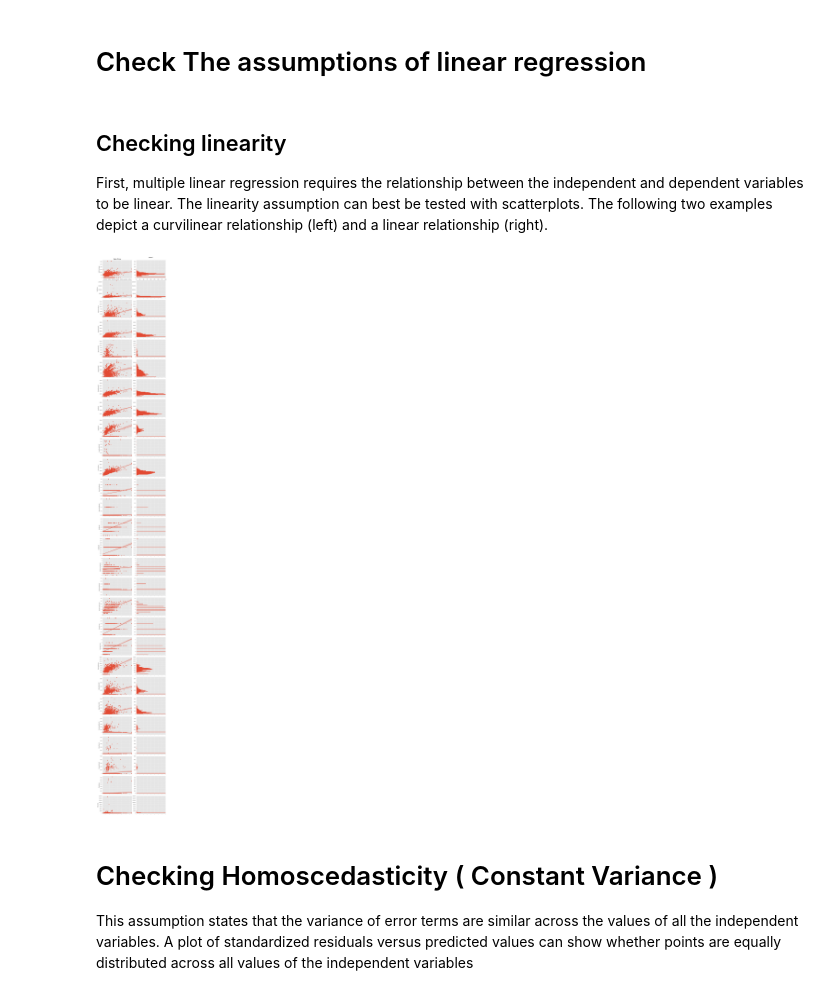
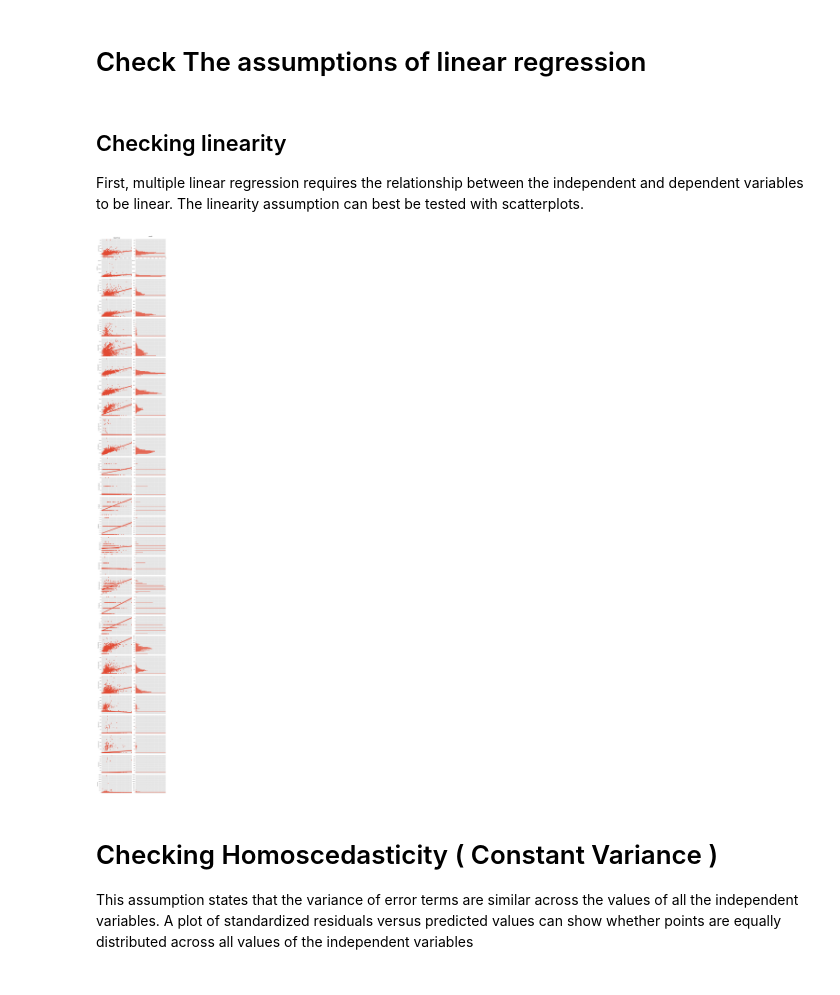
Before and after one commit to kennybagzz/Iowa-House-Prices-Prediction, a Jupyter notebook: house-prices-advanced-regression-techniques/EDA.ipynb, the cells around one changed output. Drawn from its saved outputs; the diff is of its cells as text; code cells hidden in the pictures.

```diff
--- a/house-prices-advanced-regression-techniques/EDA.ipynb
+++ b/house-prices-advanced-regression-techniques/EDA.ipynb
@@ -92,46 +92,46 @@ continuous_X
 # %% [markdown]
 ## Checking linearity
 
-First, multiple linear regression requires the relationship between the independent and dependent variables to be linear.  The linearity assumption can best be tested with scatterplots. The following two examples depict a curvilinear relationship (left) and a linear relationship (right).
+First, multiple linear regression requires the relationship between the independent and dependent variables to be linear.  The linearity assumption can best be tested with scatterplots.
 # %%
 import matplotlib.gridspec as gridspec
 import matplotlib as mpl
 import matplotlib.pyplot as plt
-
+plt.style.use('ggplot')
 
 fig = plt.figure(figsize=(10, 80))
 gs = gridspec.GridSpec(28, 2)
 
 for i in range(28):
     ax1 = plt.subplot(gs[i, 0])
     ax2 = plt.subplot(gs[i, 1])
     sns.regplot(y, continuous_X.iloc[:, i], ax=ax1)
     ax1.set_title('')
     ax1.set_xlabel('')
     ylim = ax1.get_ylim()
     continuous_X[continuous_X.columns[i]].hist(bins=50, ax=ax2, orientation='horizontal')
     ax2.set_ylim((ylim[0], ylim[1]))
     ax2.set_xlabel('')
     ax2.set_xlim((0, 200))
     for tick in ax2.yaxis.get_major_ticks():
         tick.label1On = False
         tick.label2On = True
     if i != 0:
         ax1.set_xticklabels([''])
         ax2.set_xticklabels([''])
     else:
         ax1.set_title('Sale Price', size=15)
         ax2.set_title('count \n', size=15)
         for tick in ax1.xaxis.get_major_ticks():
             tick.label1On = False
             tick.label2On = True
         for tick in ax2.xaxis.get_major_ticks():
             tick.label1On = False
             tick.label2On = True
 plt.tight_layout(pad=0, w_pad=0, h_pad=0)
 plt.show()
 # %% [output]
-[figure, old version]
+[figure, new version]
 # %% [markdown]
 # Checking Homoscedasticity ( Constant Variance )
 
```
Also changed, not shown: parts of 3 cells of this notebook.
